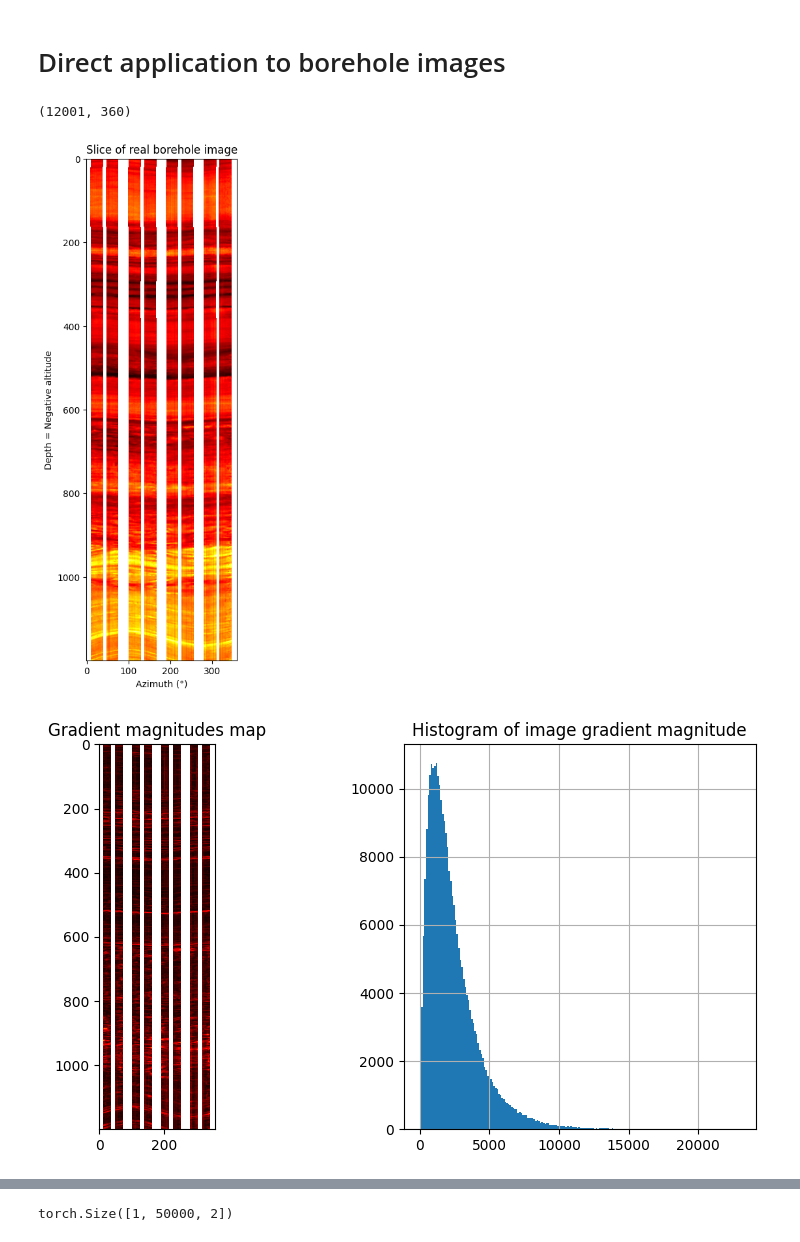
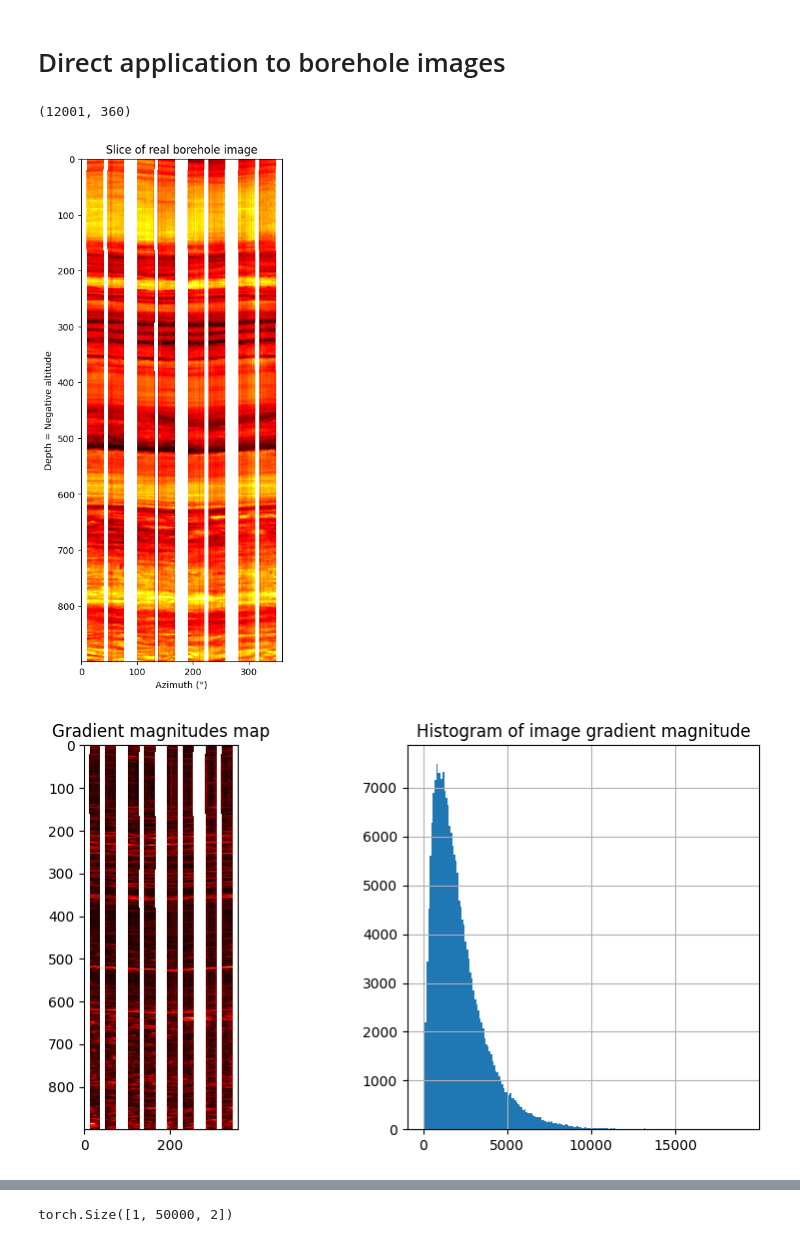
Before and after one commit to balthazarneveu/geosciences, a Jupyter notebook: TP_4/planes_synthesis.ipynb, the cells around one changed output, grey strips where cells are left out. Drawn from its saved outputs; the diff is of its cells as text; code cells hidden in the pictures.

```diff
--- a/TP_4/planes_synthesis.ipynb
+++ b/TP_4/planes_synthesis.ipynb
@@ -57,15 +54,15 @@ The autoreload extension is already loaded. To reload it, use:
 # Direct application to borehole images
 # %%
 image_input, mask_absent, image_display, tdep = load_data()
-roi = image_display[400:1600]
+roi = image_display[400:1300]
 show_borehole_image(roi, title='Slice of real borehole image')
 # %% [output]
 (12001, 360)
-[figure, old version]
+[figure, new version]
 # %%
 extract_2d_gradients(roi, bins=200)
 # %% [output]
-[figure, old version]
+[figure, new version]
 # %%
 img_grad_h, img_grad_v, img_grad, coords = extract_2d_gradients_from_image(
     roi,
```
Also changed, not shown: parts of 11 cells of this notebook, 1 other file.
